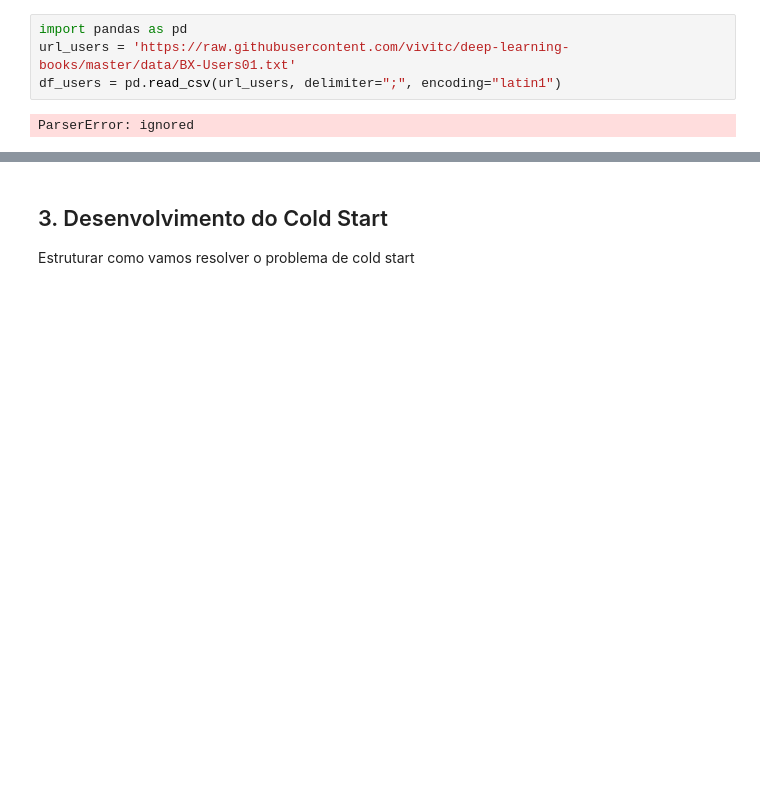
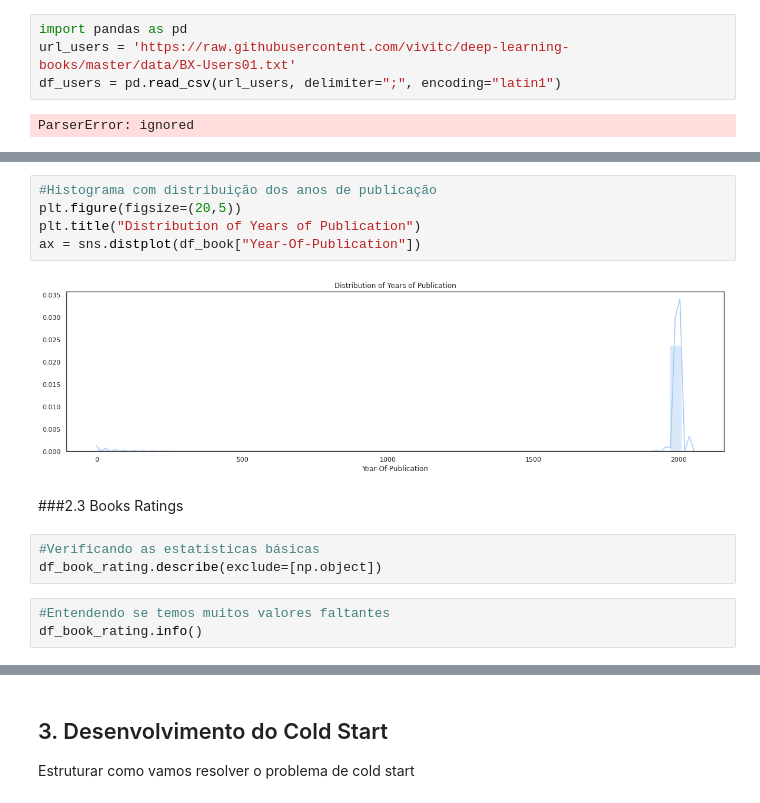
Before and after one commit to vivitc/deep-learning-books, a Jupyter notebook: Trabalho_DL_Books.ipynb, the cells around one changed output, grey strips where cells are left out. Saved outputs shown, nothing was run; the diff lists cells and outputs as text; blank space fills up the shorter version.

```diff
--- a/Trabalho_DL_Books.ipynb
+++ b/Trabalho_DL_Books.ipynb
@@ -130,0 +288,15 @@ x_test = np.reshape(x_test, (len(x_test), 28, 28, 1))
+# %%
+#Histograma com distribuição dos anos de publicação
+plt.figure(figsize=(20,5))
+plt.title("Distribution of Years of Publication")
+ax = sns.distplot(df_book["Year-Of-Publication"])
+# %% [output]
+[figure, added]
+# %% [markdown]
+###2.3 Books Ratings
+# %%
+#Verificando as estatísticas básicas
+df_book_rating.describe(exclude=[np.object])
+# %%
+#Entendendo se temos muitos valores faltantes
+df_book_rating.info()
```
Also changed, not shown: parts of 25 cells of this notebook.
